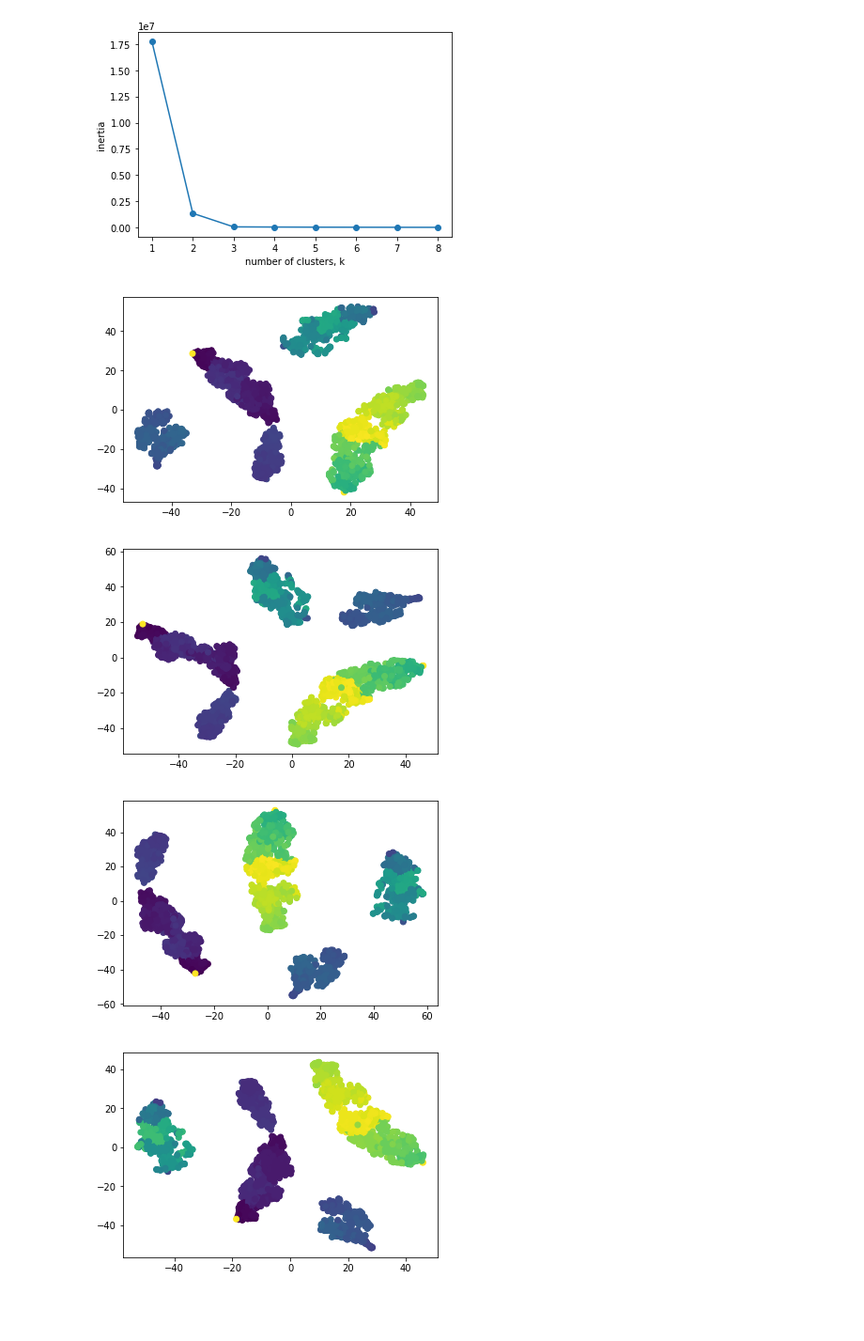
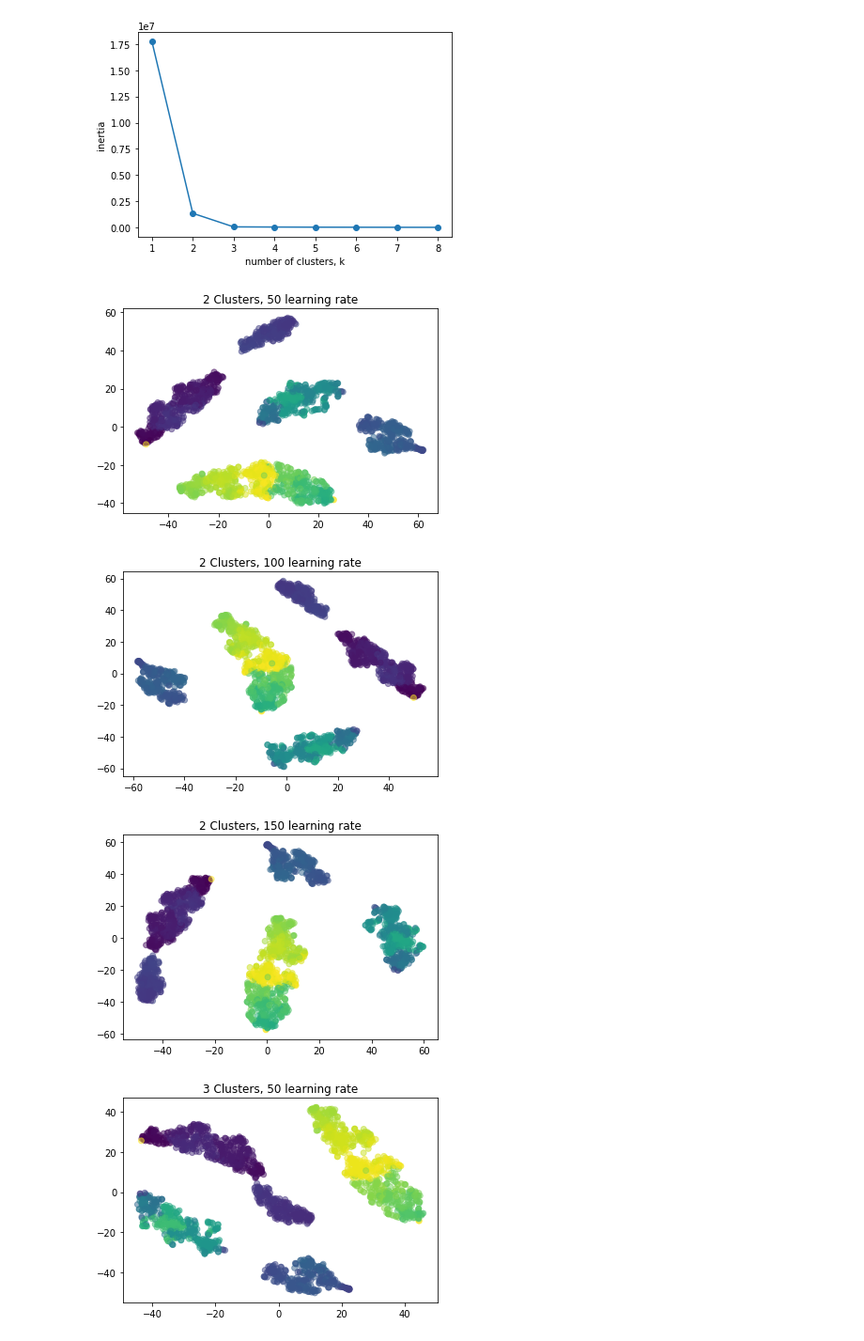
Before and after one commit to Machine-Learning-FGA/Hydraulic-systems, a Jupyter notebook: TSNE_data_compressed_50hz.ipynb, the cells around one changed output. Shown at 94% size. Cells and saved outputs as stored; diff of their text form; code cells hidden in the pictures; blank space fills up the shorter version.

Commit message:
Add title to TSNE data_compressed_50hz

```diff
--- a/TSNE_data_compressed_50hz.ipynb
+++ b/TSNE_data_compressed_50hz.ipynb
@@ -59,18 +59,19 @@ from sklearn.manifold import TSNE
 # %%
 for n in range(2):
     learning_rates = [50, 100, 150]
 
     for rate in learning_rates:
         model = TSNE(learning_rate=rate)
 
         transformed = model.fit_transform(df_as_float)
         xs = transformed[:,0]
         ys = transformed[:,1]
 
-        plt.scatter(x=xs, y=ys, c=labels[n])
+        plt.scatter(x=xs, y=ys, c=labels[n], alpha=0.5)
+        plt.title("{} Clusters, {} learning rate".format(n+2, rate))
         plt.show()
 # %% [output]
-[figure, old version]
+[figure, new version]
-[figure, old version]
+[figure, new version]
-[figure, old version]
+[figure, new version]
-[figure, old version]
+[figure, new version]
```
Also changed, not shown: parts of 1 cell of this notebook.
